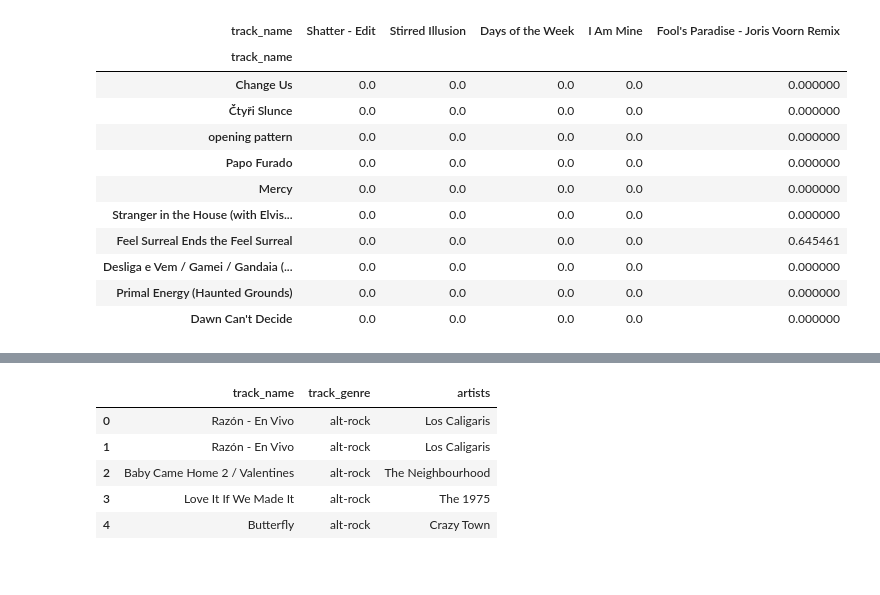
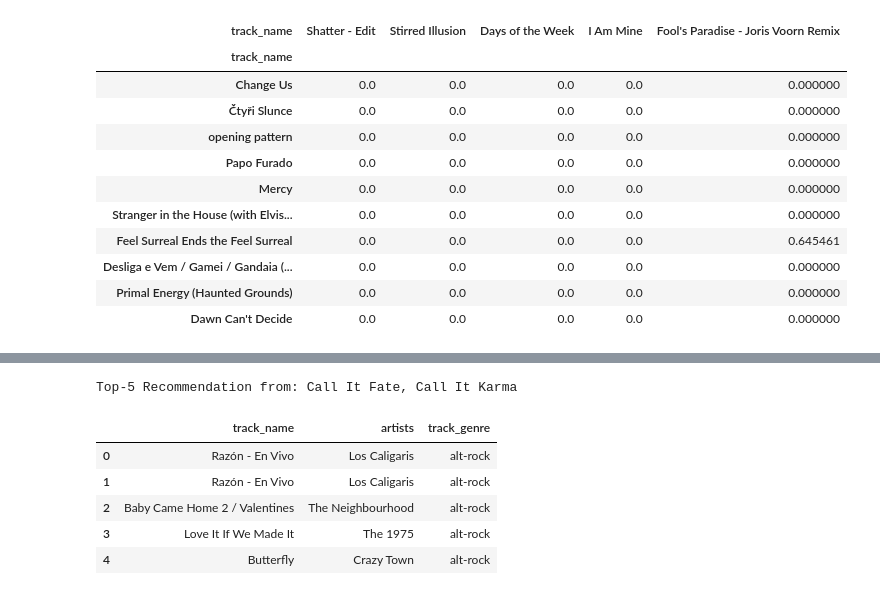
Before and after one commit to nbilasals/music_recommendation, a Jupyter notebook: music_recommendation.ipynb, the cells around one changed output, grey strips where cells are left out. Cells and saved outputs as stored; diff of their text form; code cells hidden in the pictures.

```diff
--- a/music_recommendation.ipynb
+++ b/music_recommendation.ipynb
@@ -362,7 +390,7 @@ Shape: (89740, 89740)
 | Primal Energy (Haunted Grounds) | 0.0 | 0.0 | 0.0 | 0.0 | 0.000000 |
 | Dawn Can't Decide | 0.0 | 0.0 | 0.0 | 0.0 | 0.000000 |
 # %%
-def music_recommendations(nama_track, similarity_data=cosine_sim_df, items=data[['track_name', 'track_genre','artists']], k=5):
+def music_recommendations(nama_track, similarity_data=cosine_sim_df, items=data[['track_name','artists', 'track_genre']], k=5):
     # Mengambil data dengan menggunakan argpartition untuk melakukan partisi secara tidak langsung sepanjang sumbu yang diberikan
     # Dataframe diubah menjadi numpy
     # Range(start, stop, step)
@@ -382,12 +410,19 @@ data[data.track_name.eq('Call It Fate, Call It Karma')]
 # %% [output]
 |  | track_id | artists | album_name | track_name | popularity | duration_ms | explicit | danceability | energy | ... |
 | 2463 | 3Y4rUyw7XBCK6hGHCOt6rp | The Strokes | Comedown Machine | Call It Fate, Call It Karma | 72 | 204773 | False | 0.544 | 0.241 | ... |
-# %%
-music_recommendations('Call It Fate, Call It Karma')
-# %% [output]
-|  | track_name | track_genre | artists |
-| 0 | Razón - En Vivo | alt-rock | Los Caligaris |
-| 1 | Razón - En Vivo | alt-rock | Los Caligaris |
-| 2 | Baby Came Home 2 / Valentines | alt-rock | The Neighbourhood |
-| 3 | Love It If We Made It | alt-rock | The 1975 |
-| 4 | Butterfly | alt-rock | Crazy Town |
+# %%
+# Test the function with a specific track ID
+name_track='Call It Fate, Call It Karma'
+recommendations =music_recommendations(name_track)
+
+print("Top-5 Recommendation from:", name_track)
+# Display the recommendations
+recommendations
+# %% [output]
+Top-5 Recommendation from: Call It Fate, Call It Karma
+|  | track_name | artists | track_genre |
+| 0 | Razón - En Vivo | Los Caligaris | alt-rock |
+| 1 | Razón - En Vivo | Los Caligaris | alt-rock |
+| 2 | Baby Came Home 2 / Valentines | The Neighbourhood | alt-rock |
+| 3 | Love It If We Made It | The 1975 | alt-rock |
+| 4 | Butterfly | Crazy Town | alt-rock |
```
Also changed, not shown: parts of 20 cells of this notebook.
